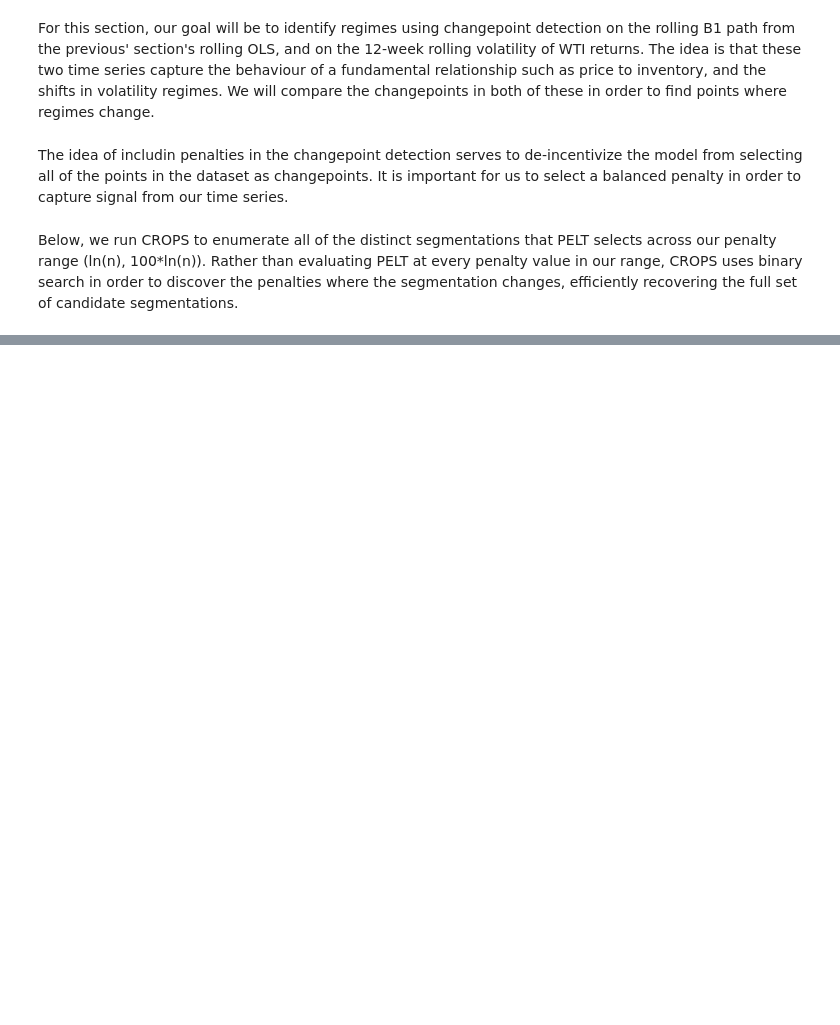
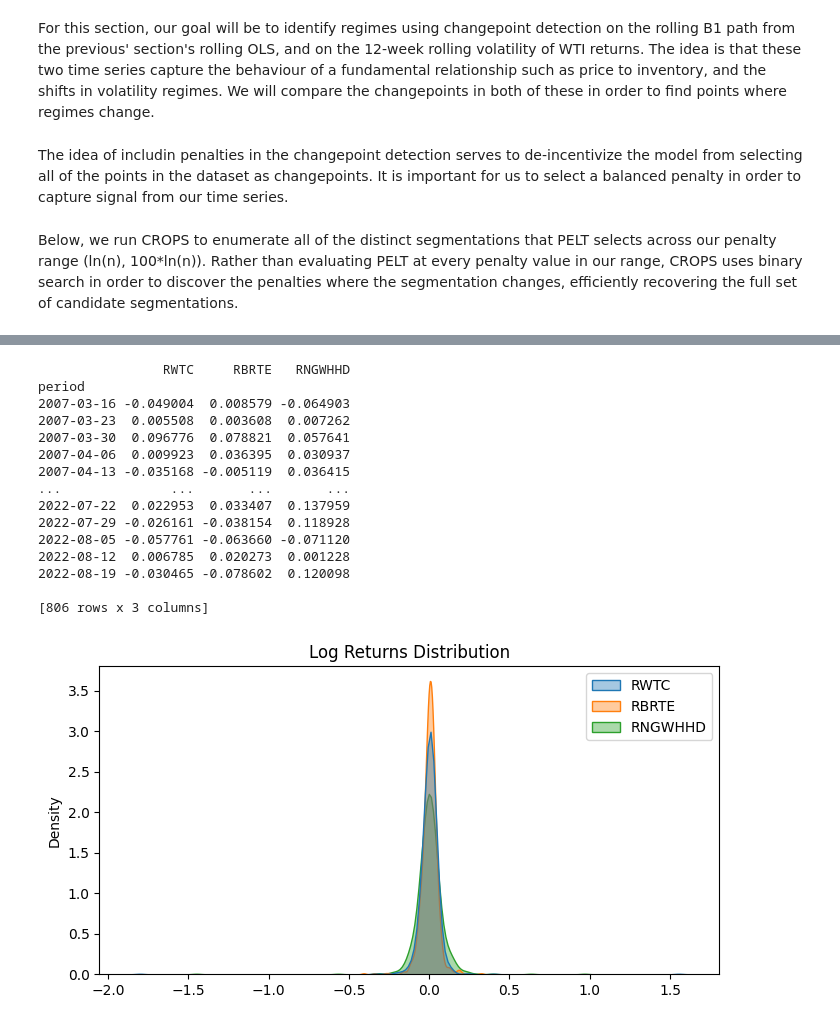
Before and after one commit to beniciouhart/regime-detection, a Jupyter notebook: notebooks/demo.ipynb, the cells around one changed output, grey strips where cells are left out. Drawn from its saved outputs; the diff is of its cells as text; code cells hidden in the pictures; blank space fills up the shorter version.

```diff
--- a/notebooks/demo.ipynb
+++ b/notebooks/demo.ipynb
@@ -406,0 +464,25 @@ run_crops_ruptures()
+# %%
+log_returns_df = pd.DataFrame({'RWTC': df_model['RWTC_log_return_stationary'],
+                        'RBRTE': df_model['RBRTE_log_return_stationary'],
+                        'RNGWHHD':df_model['RNGWHHD_log_return_stationary']})
+print(log_returns_df)
+
+fig, axes = plt.subplots(1,1, figsize = (8,4))
+axes = sns.kdeplot(data = log_returns_df,fill = True, alpha= 0.4).set_title('Log Returns Distribution')
+# %% [output]
+                RWTC     RBRTE   RNGWHHD
+period
+2007-03-16 -0.049004  0.008579 -0.064903
+2007-03-23  0.005508  0.003608  0.007262
+2007-03-30  0.096776  0.078821  0.057641
+2007-04-06  0.009923  0.036395  0.030937
+2007-04-13 -0.035168 -0.005119  0.036415
+...              ...       ...       ...
+2022-07-22  0.022953  0.033407  0.137959
+2022-07-29 -0.026161 -0.038154  0.118928
+2022-08-05 -0.057761 -0.063660 -0.071120
+2022-08-12  0.006785  0.020273  0.001228
+2022-08-19 -0.030465 -0.078602  0.120098
+
+[806 rows x 3 columns]
+[figure, added]
```
Also changed, not shown: parts of 13 cells of this notebook.
